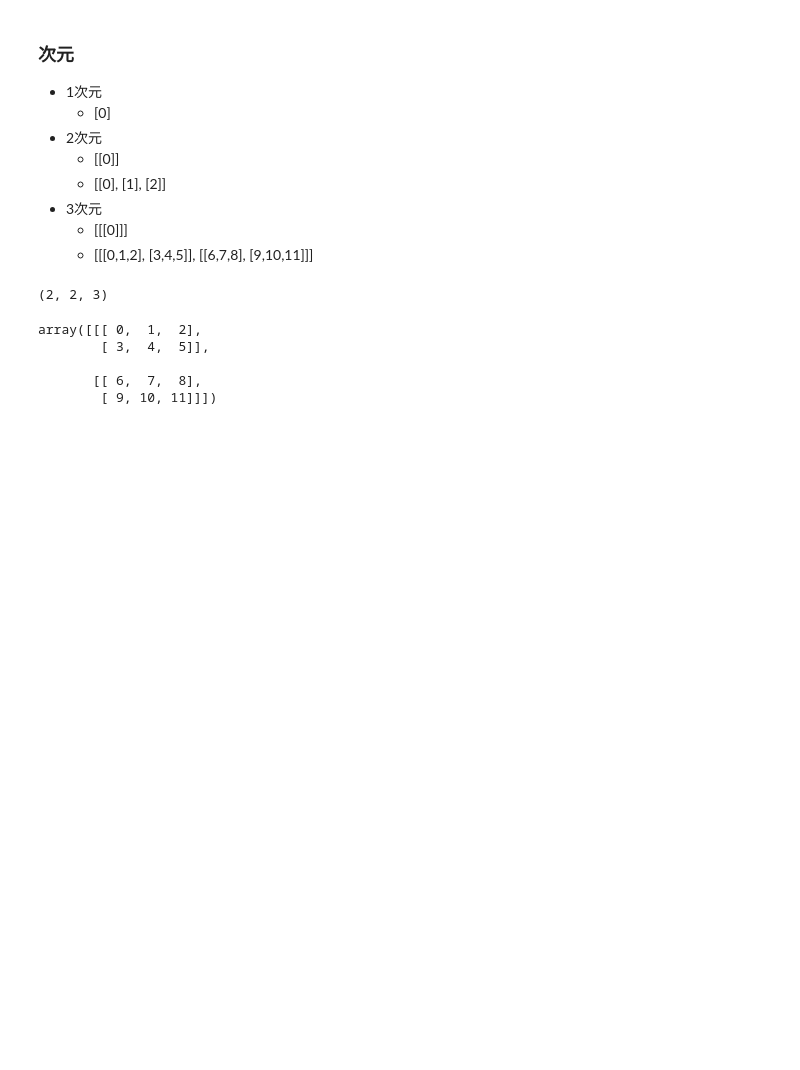
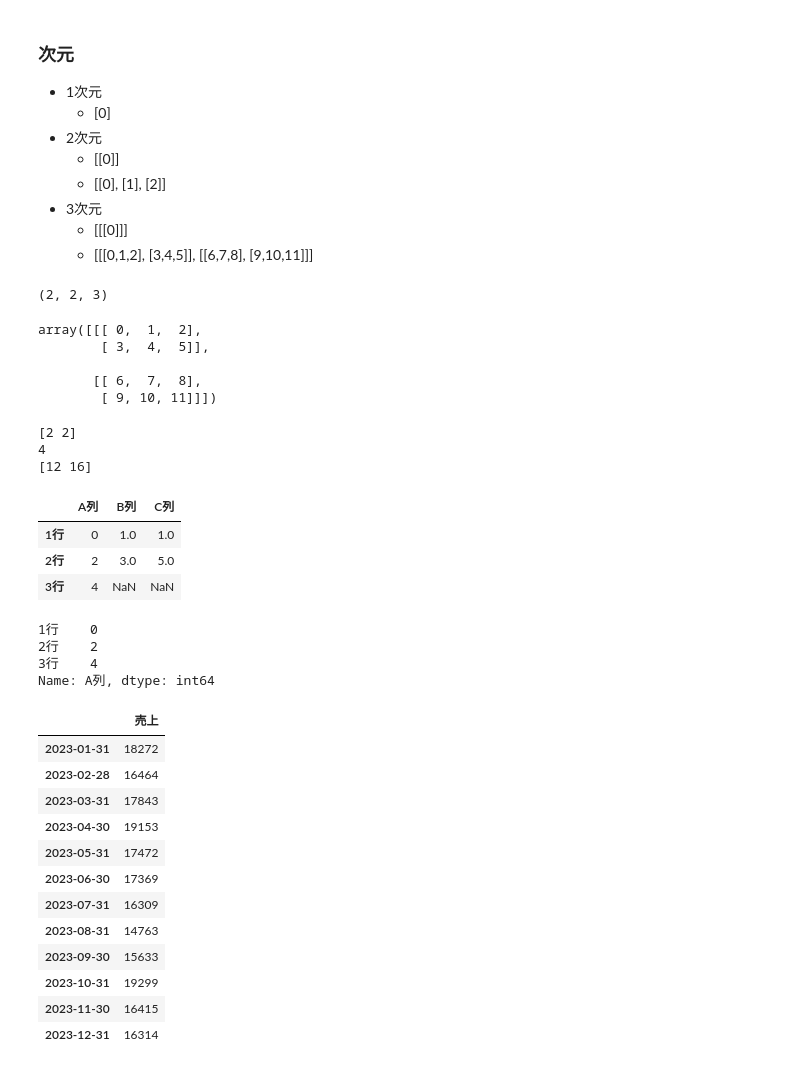
Before and after one commit to Apoaporon/python_study, a Jupyter notebook: python_study_analytics1.ipynb, the cells around one changed output. Drawn from its saved outputs; the diff is of its cells as text; code cells hidden in the pictures; blank space fills up the shorter version.

```diff
--- a/python_study_analytics1.ipynb
+++ b/python_study_analytics1.ipynb
@@ -826,3 +826,72 @@ array([[[ 0,  1,  2],
 
        [[ 6,  7,  8],
         [ 9, 10, 11]]])
+# %%
+# dotの取り方 ベクトルの内積を取るためのメソッド
+a = np.array([1, 1])
+
+b = np.array([2, 2])
+
+c = np.array([[3, 3],
+              [4, 4]])
+
+d = np.array([[5, 5],
+              [6, 6],
+              [7, 7]])
+
+print(a * b)
+print(np.dot(a, b))
+print(np.dot(c, b))
+# %% [output]
+[2 2]
+4
+[12 16]
+# %%
+import pandas as pd
+
+df = pd.DataFrame(
+    [[0, 1],
+    [2, 3],
+    [4, np.NaN]],
+    columns=['A列', 'B列'],
+    index=['1行', '2行', '3行'])
+
+# NaNの値は計算できないので、新規列にもNaNが反映されている
+df.loc[:, 'C列'] = df.loc[:, 'A列'] + df.loc[:, 'B列']
+df
+# %% [output]
+|  | A列 | B列 | C列 |
+| 1行 | 0 | 1.0 | 1.0 |
+| 2行 | 2 | 3.0 | 5.0 |
+| 3行 | 4 | NaN | NaN |
+# %%
+df.loc[:, 'A列']
+# %% [output]
+1行    0
+2行    2
+3行    4
+Name: A列, dtype: int64
+# %%
+df = pd.DataFrame(
+    np.random.randint(100, 1000, 365),
+    index=pd.date_range('2023-01-01', periods=365),
+    columns=['売上'])
+
+# 月単位でデータフレームを分割→sum関数を適用→各月のsumの結果を結合して1つのデータフレームへ
+df.groupby(pd.Grouper(freq='M')).sum()
+# resampleは上記と同じことができる
+df.resample('M').sum()
+# %% [output]
+|  | 売上 |
+| 2023-01-31 | 18272 |
+| 2023-02-28 | 16464 |
+| 2023-03-31 | 17843 |
+| 2023-04-30 | 19153 |
+| 2023-05-31 | 17472 |
+| 2023-06-30 | 17369 |
+| 2023-07-31 | 16309 |
+| 2023-08-31 | 14763 |
+| 2023-09-30 | 15633 |
+| 2023-10-31 | 19299 |
+| 2023-11-30 | 16415 |
+| 2023-12-31 | 16314 |
```
Also changed, not shown: parts of 1 cell of this notebook, 1 other file.
